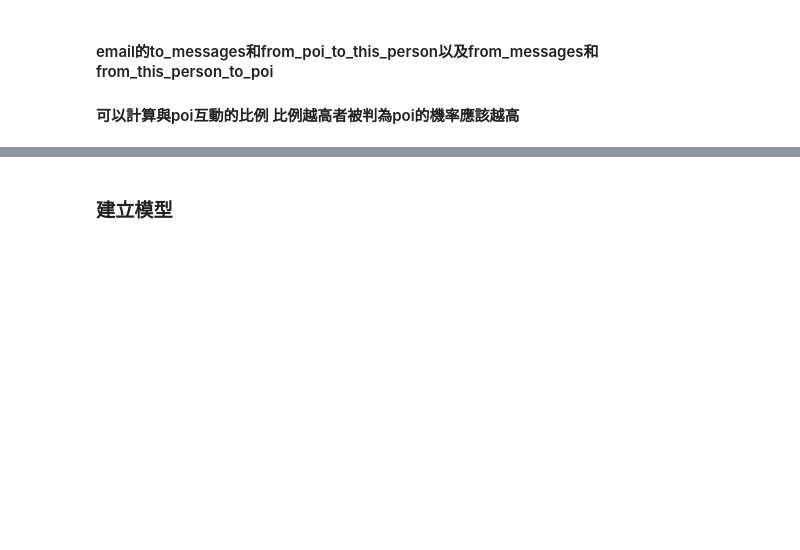
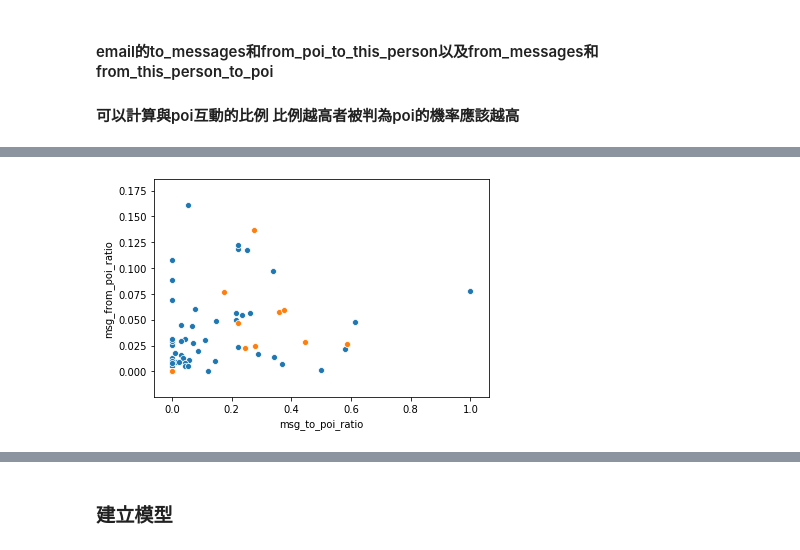
Before and after one commit to waitingSu/ML100Days, a Jupyter notebook: homework/D51_D53_Midterm.ipynb, the cells around one changed output, grey strips where cells are left out. Saved outputs shown, nothing was run; the diff lists cells and outputs as text; code cells hidden in the pictures; blank space fills up the shorter version.

```diff
--- a/homework/D51_D53_Midterm.ipynb
+++ b/homework/D51_D53_Midterm.ipynb
@@ -268,3 +338,18 @@ df[all_email_group]
+# %%
+#繪製散佈圖 可以發現poi的資料點比較靠右
+import seaborn as sns
+import matplotlib.pyplot as plt
+train_num = train_Y.shape[0]
+
+train_X = df[:train_num]
+test_X = df[train_num:]
+not_poi = train_X.loc[train_X['poi'] == False]
+is_poi = train_X.loc[train_X['poi'] == True]
+sns.scatterplot(x = not_poi['msg_to_poi_ratio'], y=not_poi['msg_from_poi_ratio'])
+sns.scatterplot(x = is_poi['msg_to_poi_ratio'], y=is_poi['msg_from_poi_ratio'])
+plt.show()
+# %% [output]
+[figure, added]
 # %%
 train_num = train_Y.shape[0]
 train_X = df[:train_num]
```
Also changed, not shown: parts of 22 cells of this notebook.
